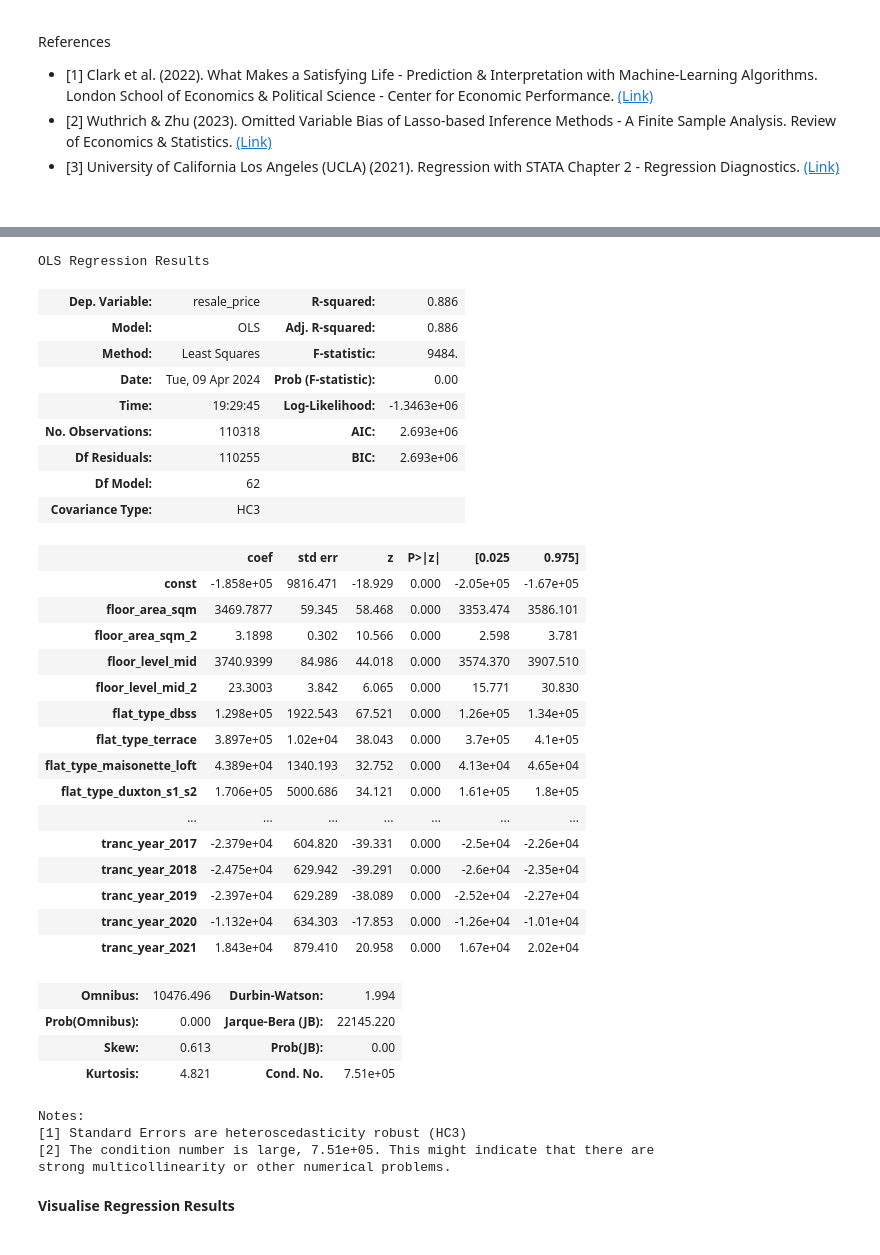
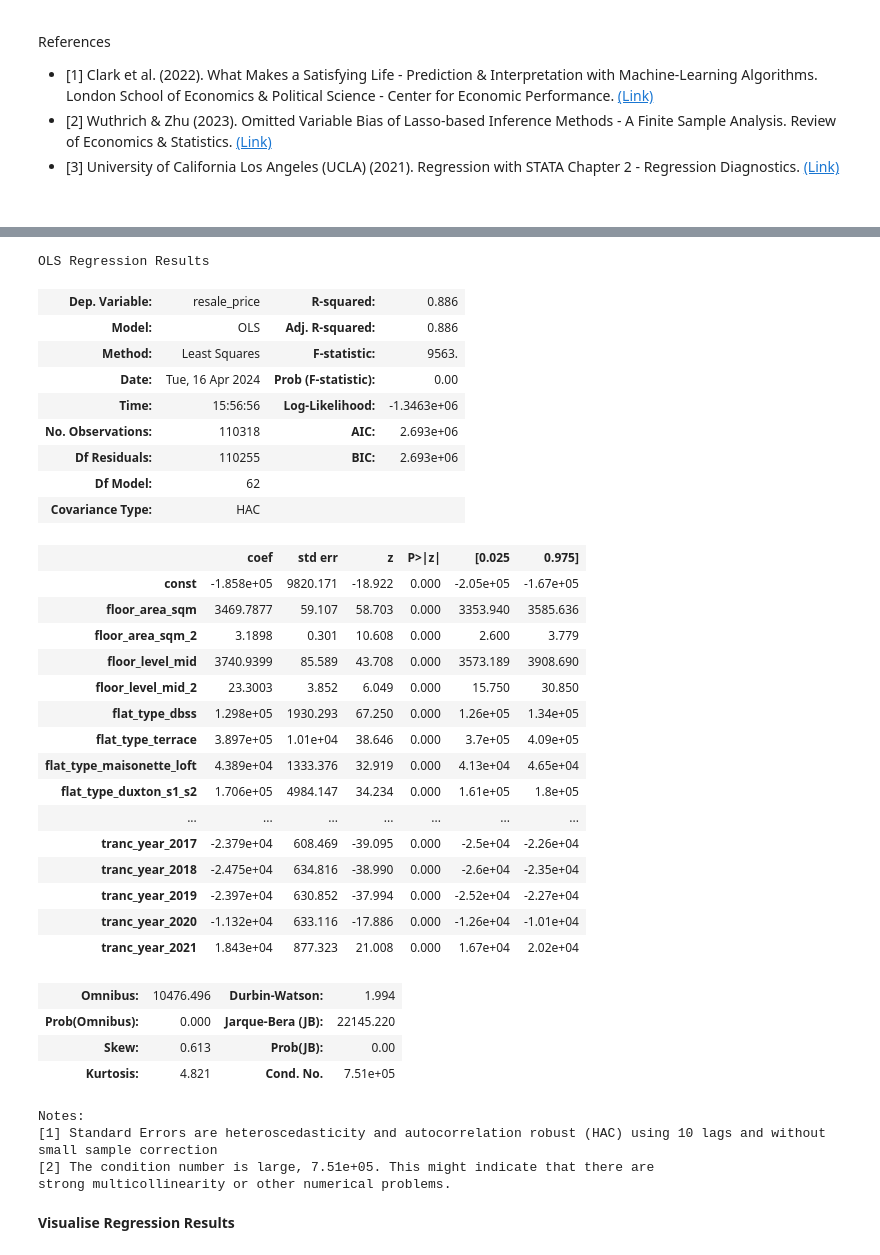
Before and after one commit to joellimze/1_A-Model-of-HDB-Resale-Prices---Key-Features-Insights, a Jupyter notebook: 3_Data Analysis.ipynb, the cells around one changed output, grey strips where cells are left out. Drawn from its saved outputs; the diff is of its cells as text; code cells hidden in the pictures.

```diff
--- a/3_Data Analysis.ipynb
+++ b/3_Data Analysis.ipynb
@@ -139,45 +141,45 @@ for df_name, df_list_elements in data_dict.items():
 # %%
 # 1. Specify X and y Variables
 X = X_train_p
 X = sm.add_constant(X)
 y = y_train_p
 
 # 2. Run Unregularised OLS Regression
-ols_unregularised = sm.OLS(y, X).fit(cov_type="HC3")  # HC3: heteroskedasticity-robust standard errors
+ols_unregularised = sm.OLS(y, X).fit(cov_type="HAC", cov_kwds={'maxlags':10})
 ols_unregularised.summary()
 # %% [output]
 OLS Regression Results
 | Dep. Variable: | resale_price | R-squared: | 0.886 |
 | Model: | OLS | Adj. R-squared: | 0.886 |
-| Method: | Least Squares | F-statistic: | 9484. |
-| Date: | Tue, 09 Apr 2024 | Prob (F-statistic): | 0.00 |
-| Time: | 19:29:45 | Log-Likelihood: | -1.3463e+06 |
+| Method: | Least Squares | F-statistic: | 9563. |
+| Date: | Tue, 16 Apr 2024 | Prob (F-statistic): | 0.00 |
+| Time: | 15:56:56 | Log-Likelihood: | -1.3463e+06 |
 | No. Observations: | 110318 | AIC: | 2.693e+06 |
 | Df Residuals: | 110255 | BIC: | 2.693e+06 |
 | Df Model: | 62 |  |  |
-| Covariance Type: | HC3 |  |  |
+| Covariance Type: | HAC |  |  |
 |  | coef | std err | z | P>|z| | [0.025 | 0.975] |
-| const | -1.858e+05 | 9816.471 | -18.929 | 0.000 | -2.05e+05 | -1.67e+05 |
-| floor_area_sqm | 3469.7877 | 59.345 | 58.468 | 0.000 | 3353.474 | 3586.101 |
-| floor_area_sqm_2 | 3.1898 | 0.302 | 10.566 | 0.000 | 2.598 | 3.781 |
-| floor_level_mid | 3740.9399 | 84.986 | 44.018 | 0.000 | 3574.370 | 3907.510 |
-| floor_level_mid_2 | 23.3003 | 3.842 | 6.065 | 0.000 | 15.771 | 30.830 |
-| flat_type_dbss | 1.298e+05 | 1922.543 | 67.521 | 0.000 | 1.26e+05 | 1.34e+05 |
-| flat_type_terrace | 3.897e+05 | 1.02e+04 | 38.043 | 0.000 | 3.7e+05 | 4.1e+05 |
-| flat_type_maisonette_loft | 4.389e+04 | 1340.193 | 32.752 | 0.000 | 4.13e+04 | 4.65e+04 |
-| flat_type_duxton_s1_s2 | 1.706e+05 | 5000.686 | 34.121 | 0.000 | 1.61e+05 | 1.8e+05 |
+| const | -1.858e+05 | 9820.171 | -18.922 | 0.000 | -2.05e+05 | -1.67e+05 |
+| floor_area_sqm | 3469.7877 | 59.107 | 58.703 | 0.000 | 3353.940 | 3585.636 |
+| floor_area_sqm_2 | 3.1898 | 0.301 | 10.608 | 0.000 | 2.600 | 3.779 |
+| floor_level_mid | 3740.9399 | 85.589 | 43.708 | 0.000 | 3573.189 | 3908.690 |
+| floor_level_mid_2 | 23.3003 | 3.852 | 6.049 | 0.000 | 15.750 | 30.850 |
+| flat_type_dbss | 1.298e+05 | 1930.293 | 67.250 | 0.000 | 1.26e+05 | 1.34e+05 |
+| flat_type_terrace | 3.897e+05 | 1.01e+04 | 38.646 | 0.000 | 3.7e+05 | 4.09e+05 |
+| flat_type_maisonette_loft | 4.389e+04 | 1333.376 | 32.919 | 0.000 | 4.13e+04 | 4.65e+04 |
+| flat_type_duxton_s1_s2 | 1.706e+05 | 4984.147 | 34.234 | 0.000 | 1.61e+05 | 1.8e+05 |
 | ... | ... | ... | ... | ... | ... | ... |
-| tranc_year_2017 | -2.379e+04 | 604.820 | -39.331 | 0.000 | -2.5e+04 | -2.26e+04 |
-| tranc_year_2018 | -2.475e+04 | 629.942 | -39.291 | 0.000 | -2.6e+04 | -2.35e+04 |
-| tranc_year_2019 | -2.397e+04 | 629.289 | -38.089 | 0.000 | -2.52e+04 | -2.27e+04 |
-| tranc_year_2020 | -1.132e+04 | 634.303 | -17.853 | 0.000 | -1.26e+04 | -1.01e+04 |
-| tranc_year_2021 | 1.843e+04 | 879.410 | 20.958 | 0.000 | 1.67e+04 | 2.02e+04 |
+| tranc_year_2017 | -2.379e+04 | 608.469 | -39.095 | 0.000 | -2.5e+04 | -2.26e+04 |
+| tranc_year_2018 | -2.475e+04 | 634.816 | -38.990 | 0.000 | -2.6e+04 | -2.35e+04 |
+| tranc_year_2019 | -2.397e+04 | 630.852 | -37.994 | 0.000 | -2.52e+04 | -2.27e+04 |
+| tranc_year_2020 | -1.132e+04 | 633.116 | -17.886 | 0.000 | -1.26e+04 | -1.01e+04 |
+| tranc_year_2021 | 1.843e+04 | 877.323 | 21.008 | 0.000 | 1.67e+04 | 2.02e+04 |
 | Omnibus: | 10476.496 | Durbin-Watson: | 1.994 |
 | Prob(Omnibus): | 0.000 | Jarque-Bera (JB): | 22145.220 |
 | Skew: | 0.613 | Prob(JB): | 0.00 |
 | Kurtosis: | 4.821 | Cond. No. | 7.51e+05 |
 Notes:
-[1] Standard Errors are heteroscedasticity robust (HC3)
+[1] Standard Errors are heteroscedasticity and autocorrelation robust (HAC) using 10 lags and without small sample correction
 [2] The condition number is large, 7.51e+05. This might indicate that there are
 strong multicollinearity or other numerical problems.
 # %% [markdown]
```
Also changed, not shown: parts of 1 cell of this notebook.
